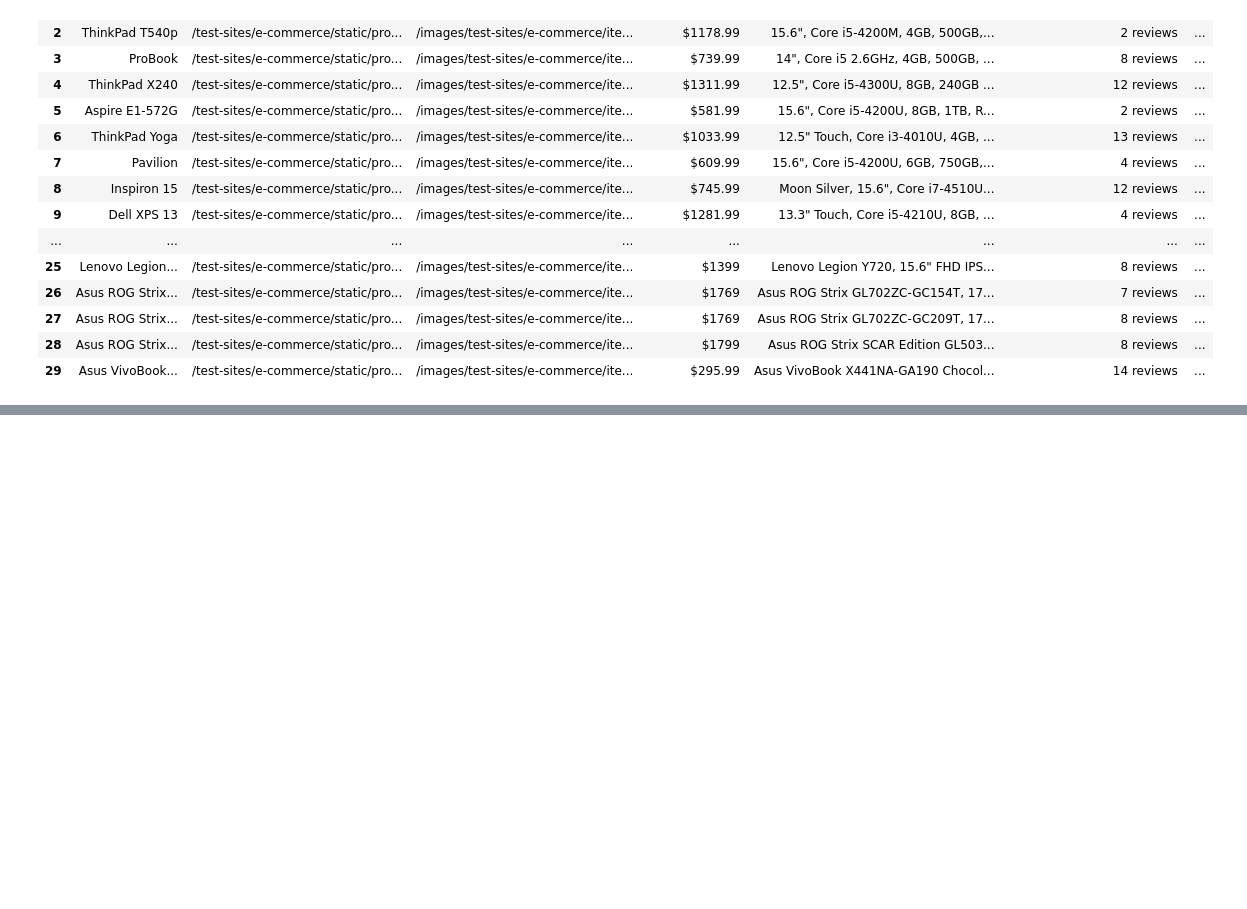
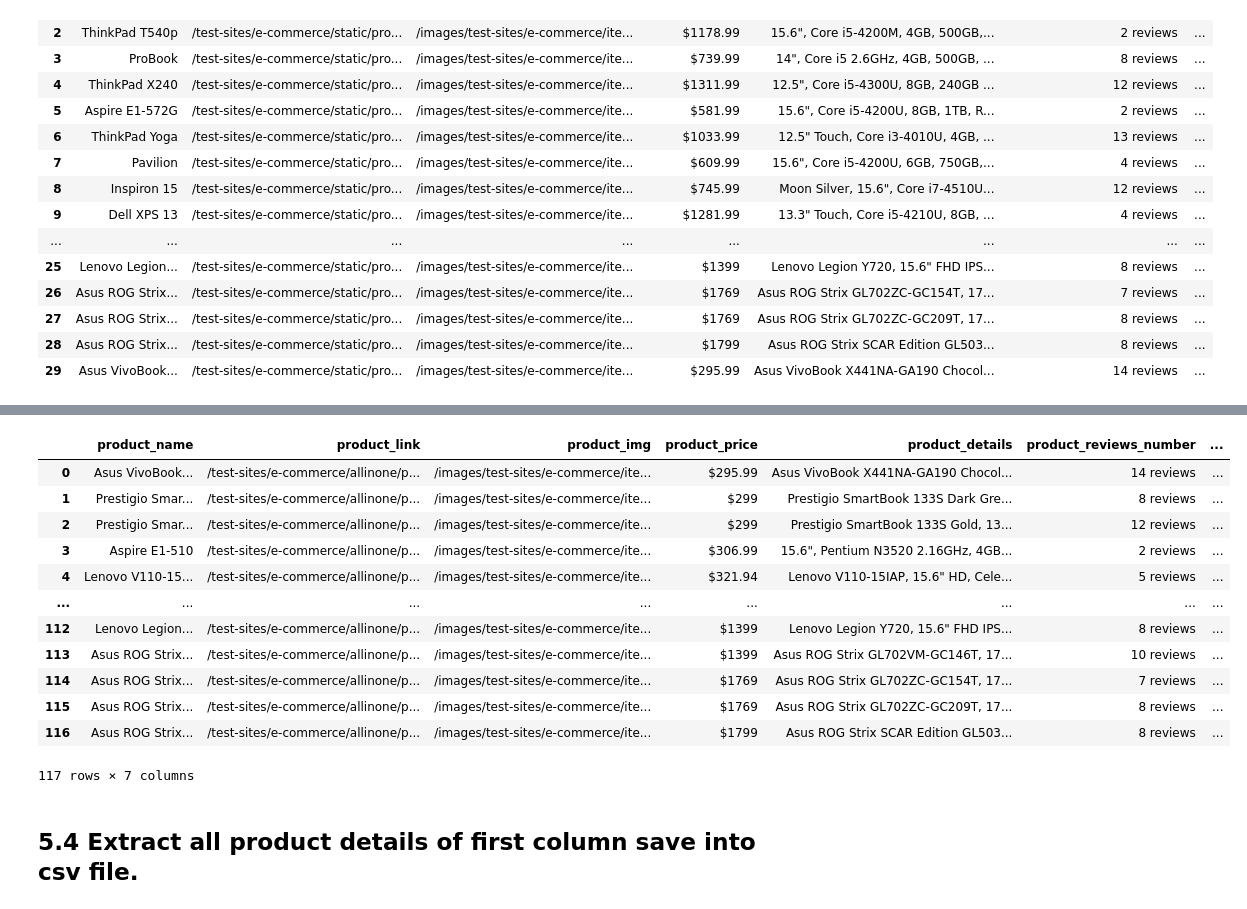
Before and after one commit to asifkasi/course-python-and-automation-by-kasi, a Jupyter notebook: Student's Folders/abdur rehman/web_scraping/other_website/webscraper.ipynb, the cells around one changed output, grey strips where cells are left out. Drawn from its saved outputs; the diff is of its cells as text; code cells hidden in the pictures; blank space fills up the shorter version.

```diff
--- a/Student's Folders/abdur rehman/web_scraping/other_website/webscraper.ipynb
+++ b/Student's Folders/abdur rehman/web_scraping/other_website/webscraper.ipynb
@@ -1287,0 +1587,19 @@ df
+# %%
+import pandas as pd
+df = pd.DataFrame(list)
+df.to_csv("webscraper q5_3.csv", index=False)
+df
+# %% [output]
+|  | product_name | product_link | product_img | product_price | product_details | product_reviews_number | ... |
+| 0 | Asus VivoBook... | /test-sites/e-commerce/allinone/p... | /images/test-sites/e-commerce/ite... | $295.99 | Asus VivoBook X441NA-GA190 Chocol... | 14 reviews | ... |
+| 1 | Prestigio Smar... | /test-sites/e-commerce/allinone/p... | /images/test-sites/e-commerce/ite... | $299 | Prestigio SmartBook 133S Dark Gre... | 8 reviews | ... |
+| 2 | Prestigio Smar... | /test-sites/e-commerce/allinone/p... | /images/test-sites/e-commerce/ite... | $299 | Prestigio SmartBook 133S Gold, 13... | 12 reviews | ... |
+| 3 | Aspire E1-510 | /test-sites/e-commerce/allinone/p... | /images/test-sites/e-commerce/ite... | $306.99 | 15.6", Pentium N3520 2.16GHz, 4GB... | 2 reviews | ... |
+| 4 | Lenovo V110-15... | /test-sites/e-commerce/allinone/p... | /images/test-sites/e-commerce/ite... | $321.94 | Lenovo V110-15IAP, 15.6" HD, Cele... | 5 reviews | ... |
+| ... | ... | ... | ... | ... | ... | ... | ... |
+| 112 | Lenovo Legion... | /test-sites/e-commerce/allinone/p... | /images/test-sites/e-commerce/ite... | $1399 | Lenovo Legion Y720, 15.6" FHD IPS... | 8 reviews | ... |
+| 113 | Asus ROG Strix... | /test-sites/e-commerce/allinone/p... | /images/test-sites/e-commerce/ite... | $1399 | Asus ROG Strix GL702VM-GC146T, 17... | 10 reviews | ... |
+| 114 | Asus ROG Strix... | /test-sites/e-commerce/allinone/p... | /images/test-sites/e-commerce/ite... | $1769 | Asus ROG Strix GL702ZC-GC154T, 17... | 7 reviews | ... |
+| 115 | Asus ROG Strix... | /test-sites/e-commerce/allinone/p... | /images/test-sites/e-commerce/ite... | $1769 | Asus ROG Strix GL702ZC-GC209T, 17... | 8 reviews | ... |
+| 116 | Asus ROG Strix... | /test-sites/e-commerce/allinone/p... | /images/test-sites/e-commerce/ite... | $1799 | Asus ROG Strix SCAR Edition GL503... | 8 reviews | ... |
+117 rows × 7 columns
@@ -1287,0 +1613,2 @@ df
+# %% [markdown]
+## 5.4 Extract all product details of first column save into csv file.
```
Also changed, not shown: parts of 41 cells of this notebook, 15 other files.
